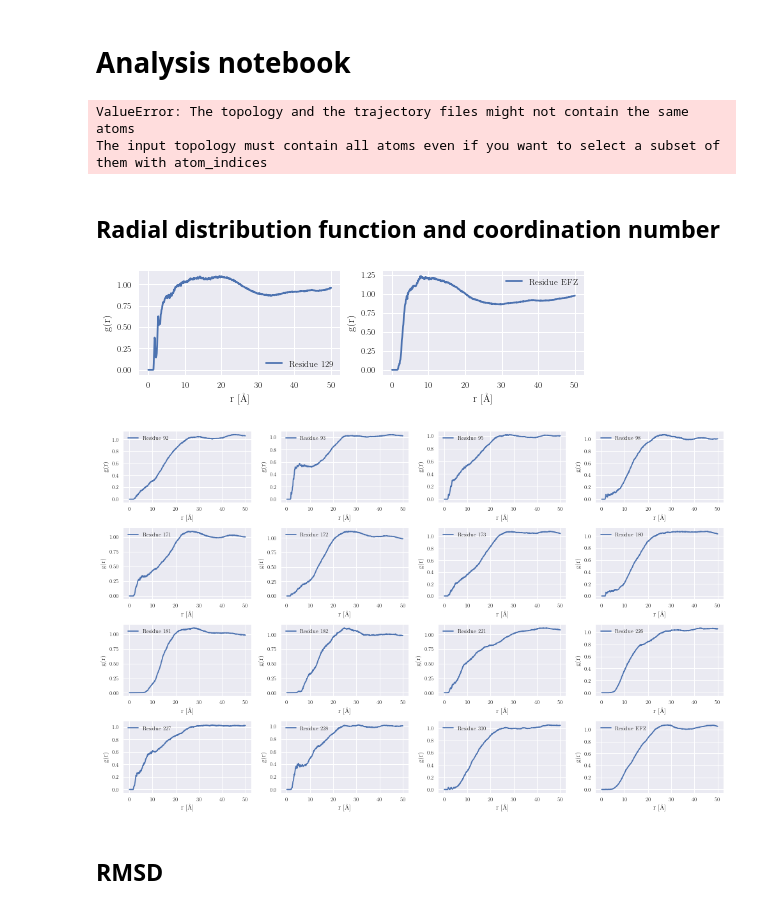
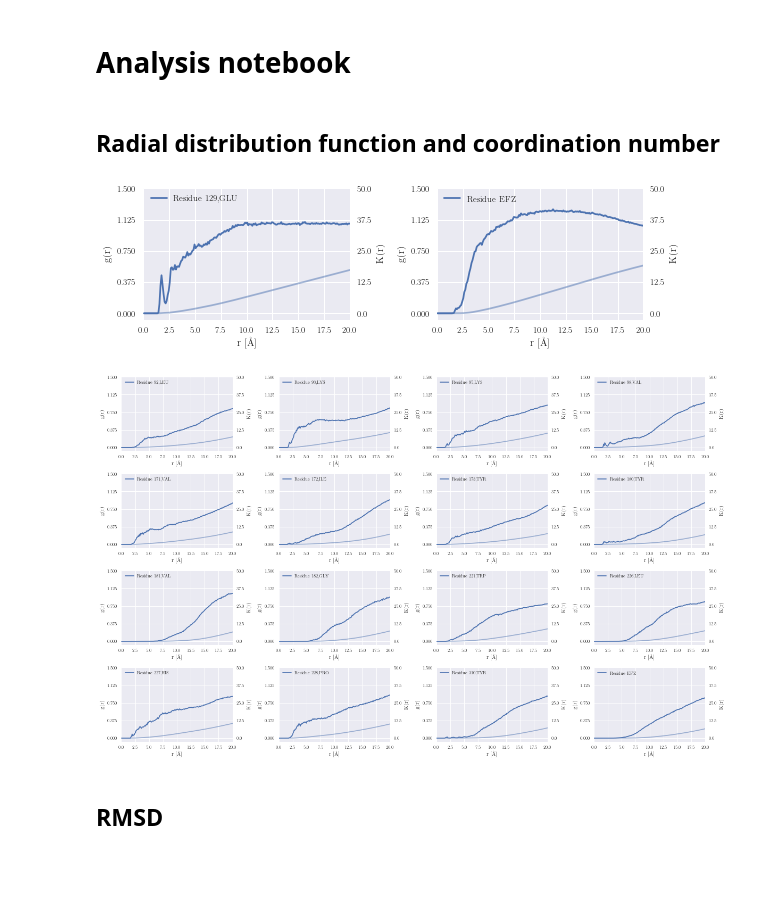
Before and after one commit to Confizolo/PoDProjects, a Jupyter notebook: MS/analysis.ipynb, the cells around one changed output. Drawn from its saved outputs; the diff is of its cells as text; code cells hidden in the pictures; blank space fills up the shorter version.

```diff
--- a/MS/analysis.ipynb
+++ b/MS/analysis.ipynb
@@ -65,6 +67,12 @@ for res in act_chain_b:
     gofr_chain_b_efz.append(np.genfromtxt(f"src/res/chain_b_md/gofr_{res}.dat"))
 
 gofr_chain_b_efz = np.array(gofr_chain_b_efz)
+# %%
+sel_a = ""
+for i,res in enumerate(act_chain_a[:-1]):
+    sel_a = sel_a +f"resid {res}"
+    if i!=len(act_chain_a)-2:
+        sel_a+=" or "
 # %%
 chain_a_traj = mdt.load("src/res/chain_a_efz_solv_box_md.nc",top="src/res/chain_a_efz_solv_box.prmtop")
 chain_b_traj = mdt.load("src/res/chain_b_efz_solv_box_md.nc",top="src/res/chain_b_efz_solv_box.prmtop")
@@ -75,11 +83,12 @@ prot_b = chain_b_traj.atom_slice(chain_b_traj.topology.select("protein"))
 efz_a = chain_a_traj.atom_slice(chain_a_traj.topology.select("resname EFZ"))
 efz_b = chain_b_traj.atom_slice(chain_b_traj.topology.select("resname EFZ"))
 
+efz_a = chain_a_traj.atom_slice(chain_a_traj.topology.select("resname EFZ"))
+efz_b = chain_b_traj.atom_slice(chain_b_traj.topology.select("resname EFZ"))
+
+act_site_a = chain_a_traj.atom_slice(chain_a_traj.topology.select(sel_a))
 avg_dens_a = density(chain_a_traj.atom_slice(chain_a_traj.topology.select("resname HOH"))).mean()
 avg_dens_b = density(chain_b_traj.atom_slice(chain_b_traj.topology.select("resname HOH"))).mean()
-# %% [output]
-ValueError: The topology and the trajectory files might not contain the same atoms
-The input topology must contain all atoms even if you want to select a subset of them with atom_indices
 # %% [markdown]
 ## Radial distribution function and coordination number
 # %%
@@ -97,44 +106,70 @@ temp = cumtrapz(gofr_chain_b_efz[:,:,1],gofr_chain_b_efz[:,:,0])
 cnum_chain_b_efz = cnum_chain_b_efz[:,1:,:] - cnum_chain_b_efz[:,:1,:]
 cnum_chain_b_efz[:,:,1] = temp
 # %%
-fig, axes = plt.subplots(1,2, figsize=set_size(500,subplots=(1,2)))
+fig, axes = plt.subplots(1,2, figsize=set_size(600,subplots=(1,2)))
 axes = np.array(axes)
 plt.xlabel("r")
-plt.ylabel("g(r)")
+plt.xlim([0,20])
 for i, (ax,res,res2) in enumerate(zip(axes.flatten(),gofr_chain_b_efz,cnum_chain_b_efz)):
-    ax.plot(res[:,0], res[:,1], label = f"Residue {act_chain_b[i]}" )
+    ax.set_xlim([0,20])
     ax2 = ax.twinx()
-    ax2.plot(res2[:,0], res2[:,1], alpha=0.7)
+
+    ax.set_ylim([-0.075,1.5])
+    ax2.set_ylim([-2.5,50])
+    ax.set_yticks(np.linspace(0,1.5,5))
+    ax2.set_yticks(np.linspace(0,50,5))
+
+    if act_chain_b[i]=="EFZ":
+        ax.plot(res[:,0], res[:,1], label = f"Residue {act_chain_b[i]}" )
+    else:
+        ax.plot(res[:,0], res[:,1], label = f"Residue {act_chain_b[i]},{act_chain_b_names[i]}" )
+
+    ax2.plot(res2[:,0], res2[:,1], alpha=0.5)
 
     ax.set_xlabel(r"r [\AA]")
     ax.set_ylabel("g(r)")
     ax2.set_ylabel("K(r)")
 
-    ax.legend()
+    ax2.grid(None)
+    ax.legend(loc=2)
 
 plt.tight_layout()
 plt.savefig(figdir+"b_chain_act.pdf")
 # %% [output]
-[figure, old version]
+[figure, new version]
 # %%
-fig, axes = plt.subplots(4,4, figsize=set_size(1000,subplots=(4,4)))
+fig, axes = plt.subplots(4,4, figsize=set_size(1200,subplots=(4,4)))
+axes = np.array(axes)
 plt.xlabel("r")
-plt.ylabel("g(r)")
 for i, (ax,res,res2) in enumerate(zip(axes.flatten(),gofr_chain_a_efz,cnum_chain_a_efz)):
-    ax.plot(res[:,0], res[:,1], label = f"Residue {act_chain_a[i]}" )
+    ax.set_xlim([0,20])
+
     ax2 = ax.twinx()
-    ax2.plot(res2[:,0], res2[:,1], alpha=0.7)
+
+    ax.set_ylim([-0.075,1.5])
+    ax2.set_ylim([-2.5,50])
+    ax.set_yticks(np.linspace(0,1.5,5))
+    ax2.set_yticks(np.linspace(0,50,5))
+
+    if act_chain_a[i]=="EFZ":
+        ax.plot(res[:,0], res[:,1], label = f"Residue {act_chain_a[i]}" )
+    else:
+        ax.plot(res[:,0], res[:,1], label = f"Residue {act_chain_a[i]},{act_chain_a_names[i]}" )
+
+    ax2.plot(res2[:,0], res2[:,1], alpha=0.5)
 
     ax.set_xlabel(r"r [\AA]")
     ax.set_ylabel("g(r)")
     ax2.set_ylabel("K(r)")
 
-    ax.legend()
+    ax2.grid(None)
+
+    ax.legend(loc=2)
 
 plt.tight_layout()
 plt.savefig(figdir+"a_chain_act.pdf")
 # %% [output]
-[figure, old version]
+[figure, new version]
 # %% [markdown]
 ## RMSD
 # %%
```
Also changed, not shown: parts of 7 cells of this notebook, 48 other files.
